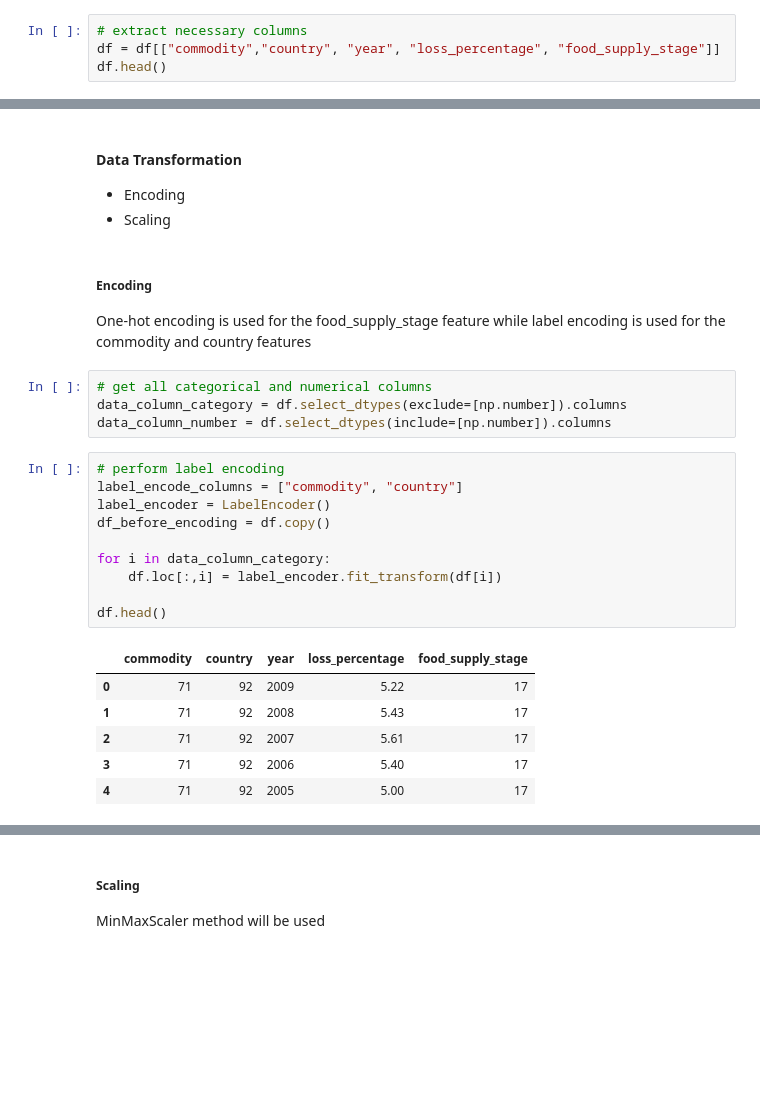
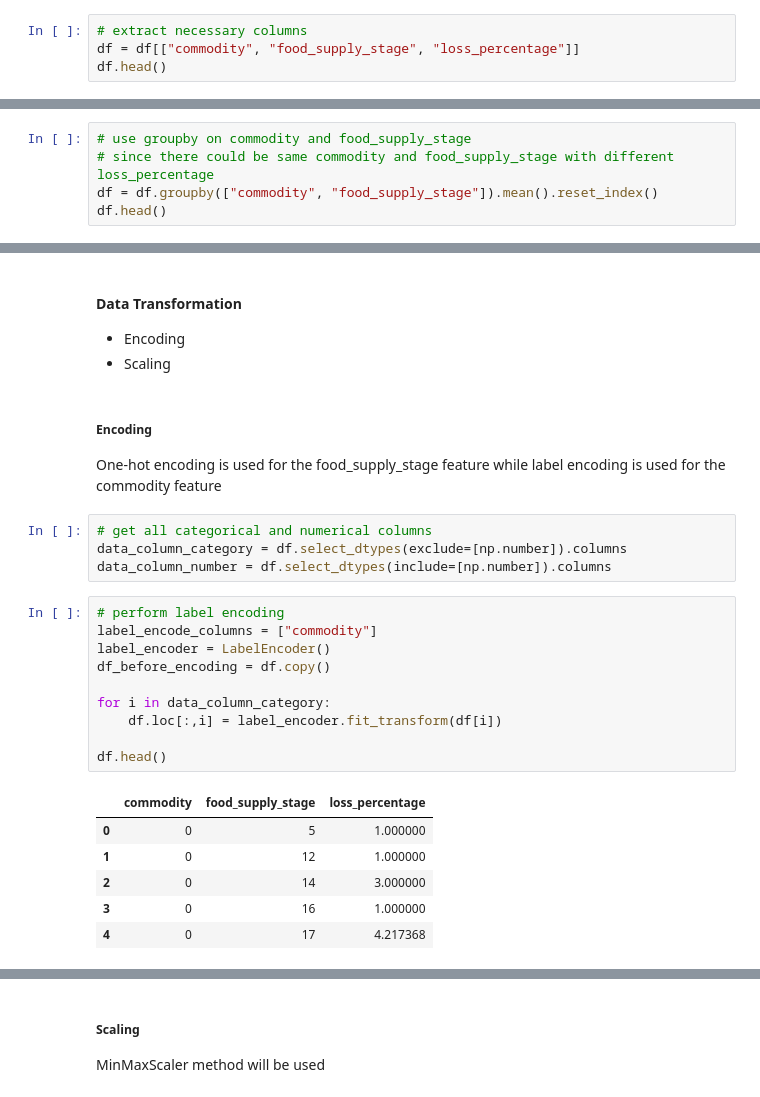
Before and after one commit to pyTimK/sector-food-loss, a Jupyter notebook: index.ipynb, the cells around one changed output, grey strips where cells are left out. Cells and saved outputs as stored; diff of their text form; blank space fills up the shorter version.

```diff
--- a/index.ipynb
+++ b/index.ipynb
@@ -64,5 +64,5 @@ Extract the necessary columns for this project (commodity, country, year, loss_p
 # %%
 # extract necessary columns
-df = df[["commodity","country", "year", "loss_percentage", "food_supply_stage"]]
+df = df[["commodity", "food_supply_stage", "loss_percentage"]]
 df.head()
 # %% [output]
@@ -74,0 +75,5 @@ df.head()
+# %%
+# use groupby on commodity and food_supply_stage
+# since there could be same commodity and food_supply_stage with different loss_percentage
+df = df.groupby(["commodity", "food_supply_stage"]).mean().reset_index()
+df.head()
@@ -113,28 +121,28 @@ dtype: int64
 - Scaling
 # %% [markdown]
 ##### Encoding
-One-hot encoding is used for the food_supply_stage feature while label encoding is used for the commodity and country features
+One-hot encoding is used for the food_supply_stage feature while label encoding is used for the commodity feature
 # %%
 # get all categorical and numerical columns
 data_column_category = df.select_dtypes(exclude=[np.number]).columns
 data_column_number = df.select_dtypes(include=[np.number]).columns
 # %%
 # perform label encoding
-label_encode_columns = ["commodity", "country"]
+label_encode_columns = ["commodity"]
 label_encoder = LabelEncoder()
 df_before_encoding = df.copy()
 
 for i in data_column_category:
     df.loc[:,i] = label_encoder.fit_transform(df[i])
 
 df.head()
 # %% [output]
-|  | commodity | country | year | loss_percentage | food_supply_stage |
-| 0 | 71 | 92 | 2009 | 5.22 | 17 |
-| 1 | 71 | 92 | 2008 | 5.43 | 17 |
-| 2 | 71 | 92 | 2007 | 5.61 | 17 |
-| 3 | 71 | 92 | 2006 | 5.40 | 17 |
-| 4 | 71 | 92 | 2005 | 5.00 | 17 |
+|  | commodity | food_supply_stage | loss_percentage |
+| 0 | 0 | 5 | 1.000000 |
+| 1 | 0 | 12 | 1.000000 |
+| 2 | 0 | 14 | 3.000000 |
+| 3 | 0 | 16 | 1.000000 |
+| 4 | 0 | 17 | 4.217368 |
 # %%
 # perform one-hot encoding
 onehot_encode_columns = ["food_supply_stage"]
```
Also changed, not shown: parts of 8 cells of this notebook.
